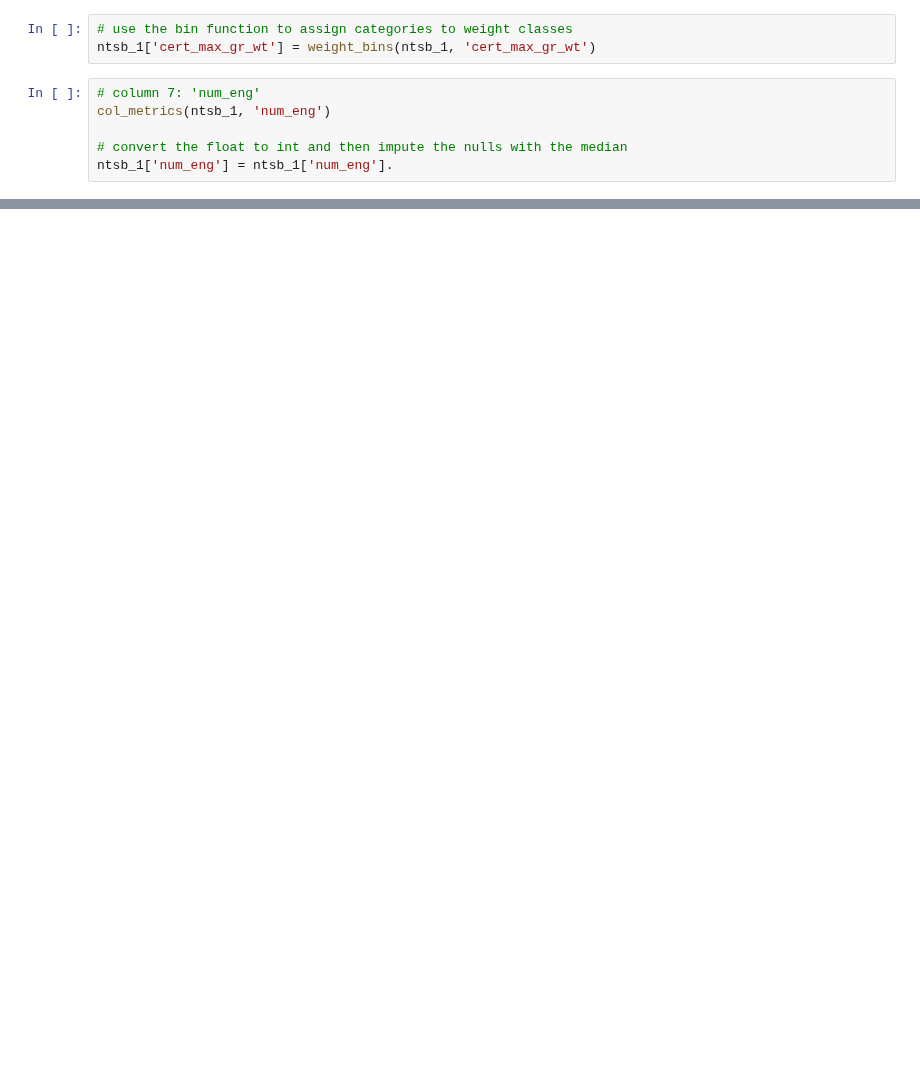
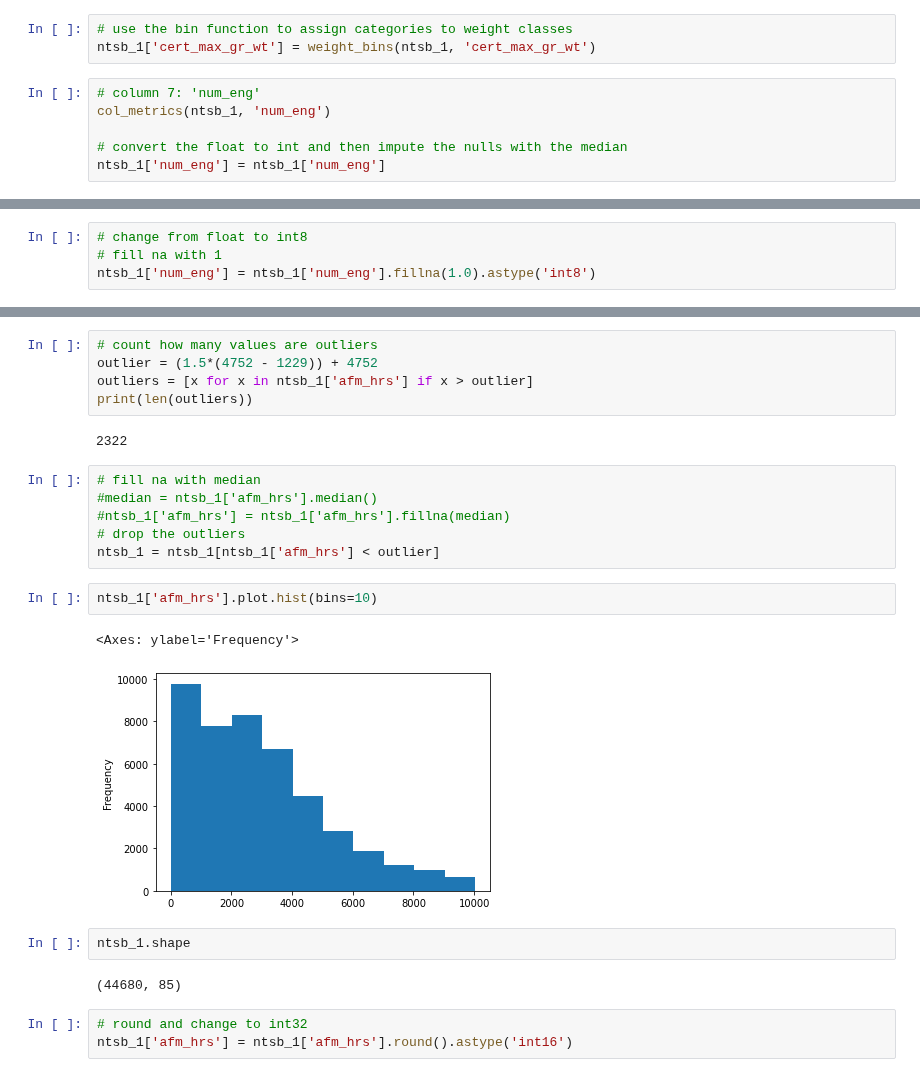
Before and after one commit to kd365/faafall22, a Jupyter notebook: cleaning.ipynb, the cells around one changed output, grey strips where cells are left out. Cells and saved outputs as stored; diff of their text form; blank space fills up the shorter version.

```diff
--- a/cleaning.ipynb
+++ b/cleaning.ipynb
@@ -354,5 +354,5 @@ ntsb_1['cert_max_gr_wt'] = weight_bins(ntsb_1, 'cert_max_gr_wt')
 col_metrics(ntsb_1, 'num_eng')
 
 # convert the float to int and then impute the nulls with the median
-ntsb_1['num_eng'] = ntsb_1['num_eng'].
+ntsb_1['num_eng'] = ntsb_1['num_eng']
 # %% [output]
@@ -386,0 +369,4 @@ Name: cert_max_gr_wt, Length: 58677, dtype: float64
+# %%
+# change from float to int8
+# fill na with 1
+ntsb_1['num_eng'] = ntsb_1['num_eng'].fillna(1.0).astype('int8')
@@ -386,0 +420,25 @@ Name: cert_max_gr_wt, Length: 58677, dtype: float64
+# %%
+# count how many values are outliers
+outlier = (1.5*(4752 - 1229)) + 4752
+outliers = [x for x in ntsb_1['afm_hrs'] if x > outlier]
+print(len(outliers))
+# %% [output]
+2322
+# %%
+# fill na with median
+#median = ntsb_1['afm_hrs'].median()
+#ntsb_1['afm_hrs'] = ntsb_1['afm_hrs'].fillna(median)
+# drop the outliers
+ntsb_1 = ntsb_1[ntsb_1['afm_hrs'] < outlier]
+# %%
+ntsb_1['afm_hrs'].plot.hist(bins=10)
+# %% [output]
+<Axes: ylabel='Frequency'>
+[figure, added]
+# %%
+ntsb_1.shape
+# %% [output]
+(44680, 85)
+# %%
+# round and change to int32
+ntsb_1['afm_hrs'] = ntsb_1['afm_hrs'].round().astype('int16')
```
Also changed, not shown: parts of 63 cells of this notebook.
